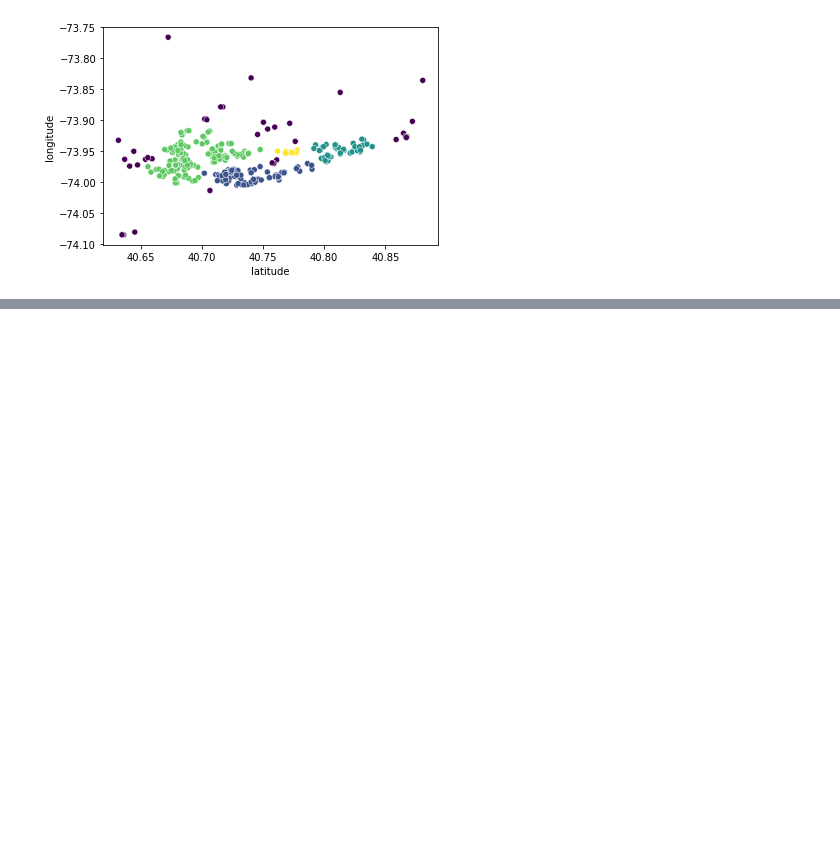
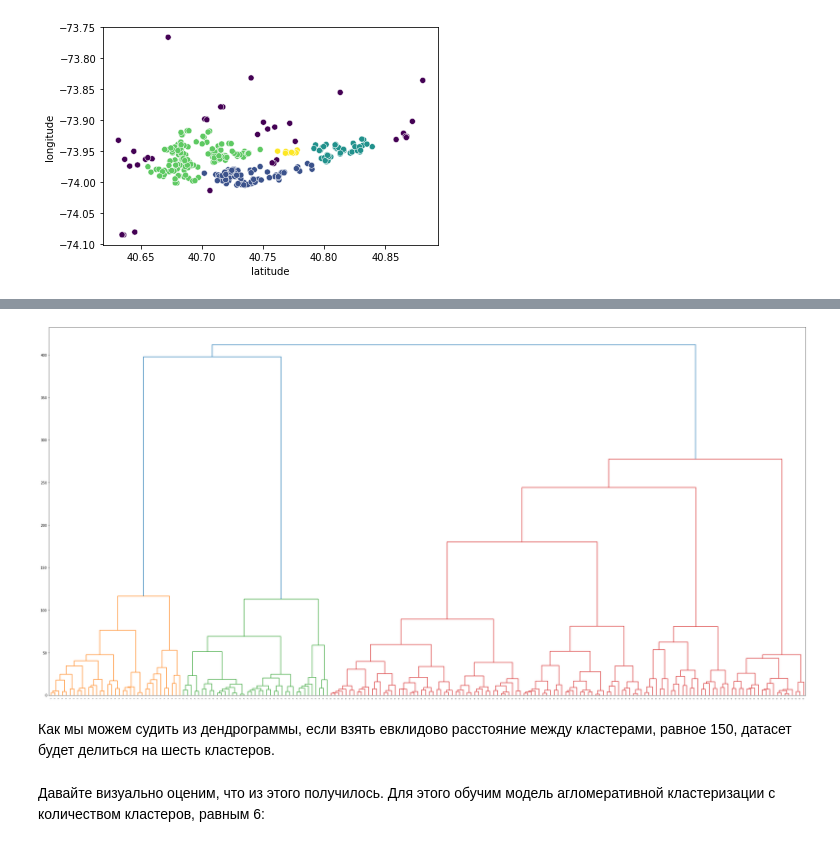
Before and after one commit to meDoLIF/sf_data_science, a Jupyter notebook: Trainig/ML-4. Обучение без учителя - кластеризация и техники понижения размерности/ML - 4 без учителя Pugach.ipynb, the cells around one changed output, grey strips where cells are left out. Drawn from its saved outputs; the diff is of its cells as text; code cells hidden in the pictures; blank space fills up the shorter version.

```diff
--- a/Trainig/ML-4. Обучение без учителя - кластеризация и техники понижения размерности/ML - 4 без учителя Pugach.ipynb
+++ b/Trainig/ML-4. Обучение без учителя - кластеризация и техники понижения размерности/ML - 4 без учителя Pugach.ipynb
@@ -895,0 +1162,10 @@ Pass the following variables as keyword args: x, y. From version 0.12, the only
+# %%
+# импортируем DBSCAN-кластеризацию
+from sklearn.cluster import DBSCAN
+
+#запускаем кластеризацию на наших данных
+dbscan = DBSCAN(eps=11)
+clustering_dbscan_res = dbscan.fit_predict(X)
+df['dbscan_res_eps_11'] = clustering_dbscan_res
+
+get_3d_visualization(df, 'dbscan_res_eps_11')
@@ -895,0 +1245,24 @@ Pass the following variables as keyword args: x, y. From version 0.12, the only
+# %%
+# импортируем библиотеку scipy, чтобы визуализировать дендрограмму
+from scipy.cluster.hierarchy import dendrogram, linkage
+from matplotlib import pyplot as plt
+
+# запускаем агломеративную кластеризацию и сохраним результаты в df
+df['aggl_res_3'] = get_aggl_clustering(X, 3)
+
+linked = linkage(X, 'ward')
+plt.figure(figsize=(40, 20))
+
+dendrogram(linked,
+            orientation='top',
+            labels=df['aggl_res_3'].to_list(),
+            distance_sort='descending',
+            show_leaf_counts=True)
+
+plt.show()
+# %% [output]
+[figure, added]
+# %% [markdown]
+Как мы можем судить из дендрограммы, если взять евклидово расстояние между кластерами, равное 150, датасет будет делиться на шесть кластеров.
+# %% [markdown]
+Давайте визуально оценим, что из этого получилось. Для этого обучим модель агломеративной кластеризации с количеством кластеров, равным 6:
```
Also changed, not shown: parts of 73 cells of this notebook, 3 other files.
